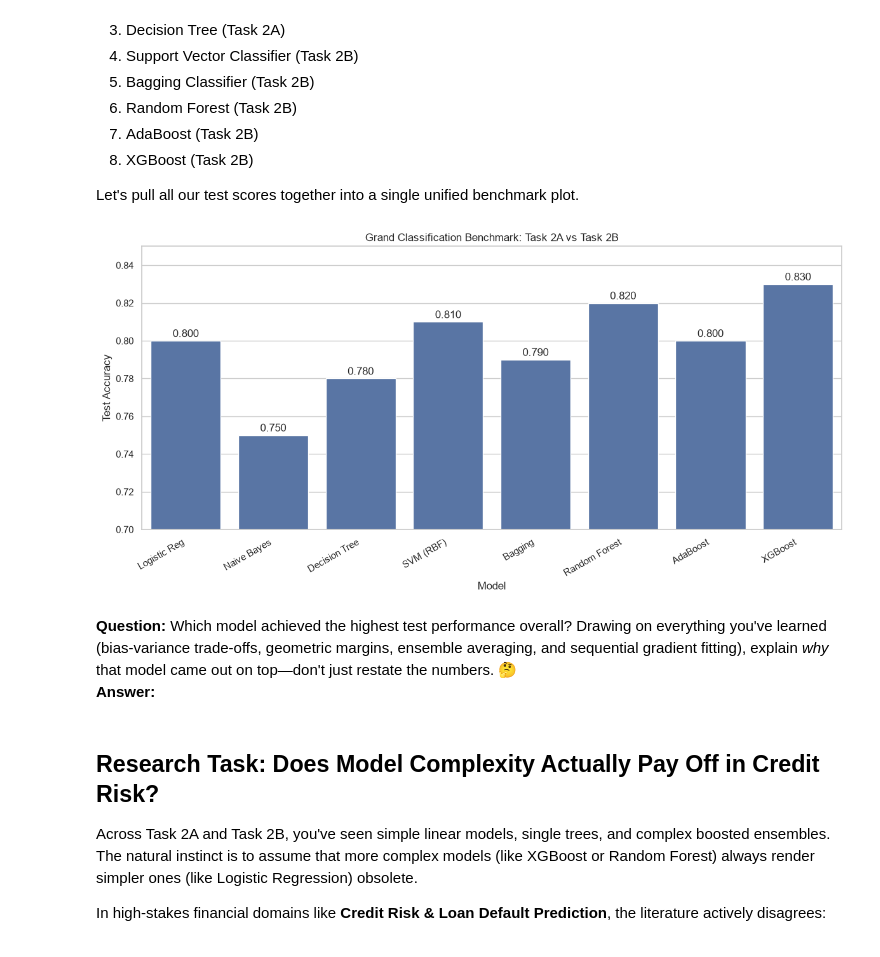
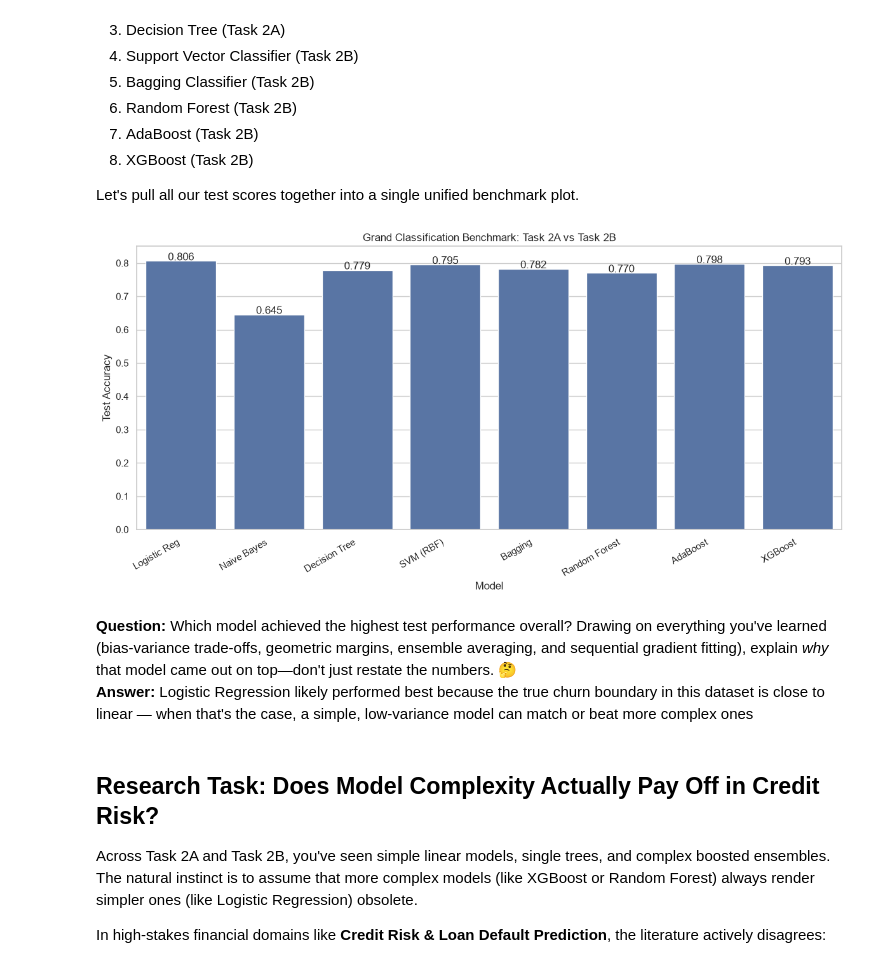
Before and after one commit to VenusCrazy/AryanM_LP_Synapse-26, a Jupyter notebook: Task 2/SynapseTask_LP_2B.ipynb, the cells around one changed output. Drawn from its saved outputs; the diff is of its cells as text; code cells hidden in the pictures.

```diff
--- a/Task 2/SynapseTask_LP_2B.ipynb
+++ b/Task 2/SynapseTask_LP_2B.ipynb
@@ -545,46 +545,46 @@ Let's pull all our test scores together into a single unified benchmark plot.
 # test_accuracies = [...] # Collect your test accuracies from both notebooks
 # plt.figure(figsize=(12, 6))
 # sns.barplot(x=models, y=test_accuracies)
 # plt.ylim(0.7, 0.85)
 # plt.title("Grand Classification Benchmark: Task 2A vs Task 2B")
 #....
 # plt.show()
 
 import matplotlib.pyplot as plt
 import seaborn as sns
 
 models = ['Logistic Reg', 'Naive Bayes', 'Decision Tree', 'SVM (RBF)',
           'Bagging', 'Random Forest', 'AdaBoost', 'XGBoost']
 
 test_accuracies = [
-    0.80,  # Logistic Reg  <- replace with your actual accuracy_score() results
-    0.75,  # Naive Bayes
-    0.78,  # Decision Tree
-    0.81,  # SVM (RBF)
-    0.79,  # Bagging
-    0.82,  # Random Forest
-    0.80,  # AdaBoost
-    0.83,  # XGBoost
+    0.8062,  # Logistic Reg
+    0.6455,  # Naive Bayes
+    0.7791,  # Decision Tree
+    0.7953,  # SVM (RBF)
+    0.7825,  # Bagging
+    0.7701,  # Random Forest
+    0.7976,  # AdaBoost
+    0.7929,  # XGBoost
 ]
 
 plt.figure(figsize=(12, 6))
 sns.barplot(x=models, y=test_accuracies)
-plt.ylim(0.7, 0.85)
+plt.ylim(0, 0.85)
 plt.title("Grand Classification Benchmark: Task 2A vs Task 2B")
 plt.xlabel("Model")
 plt.ylabel("Test Accuracy")
 plt.xticks(rotation=30, ha='right')
 
 for i, acc in enumerate(test_accuracies):
     plt.text(i, acc + 0.002, f"{acc:.3f}", ha='center')
 
 plt.tight_layout()
 plt.show()
 # %% [output]
-[figure, old version]
+[figure, new version]
 # %% [markdown]
 **Question:** Which model achieved the highest test performance overall? Drawing on everything you've learned (bias-variance trade-offs, geometric margins, ensemble averaging, and sequential gradient fitting), explain *why* that model came out on top—don't just restate the numbers. 🤔
-**Answer:**
+**Answer:** Logistic Regression likely performed best because the true churn boundary in this dataset is close to linear — when that's the case, a simple, low-variance model can match or beat more complex ones
 # %% [markdown]
 ## Research Task: Does Model Complexity Actually Pay Off in Credit Risk?
 
```
Also changed, not shown: parts of 1 cell of this notebook, 1 other file.
